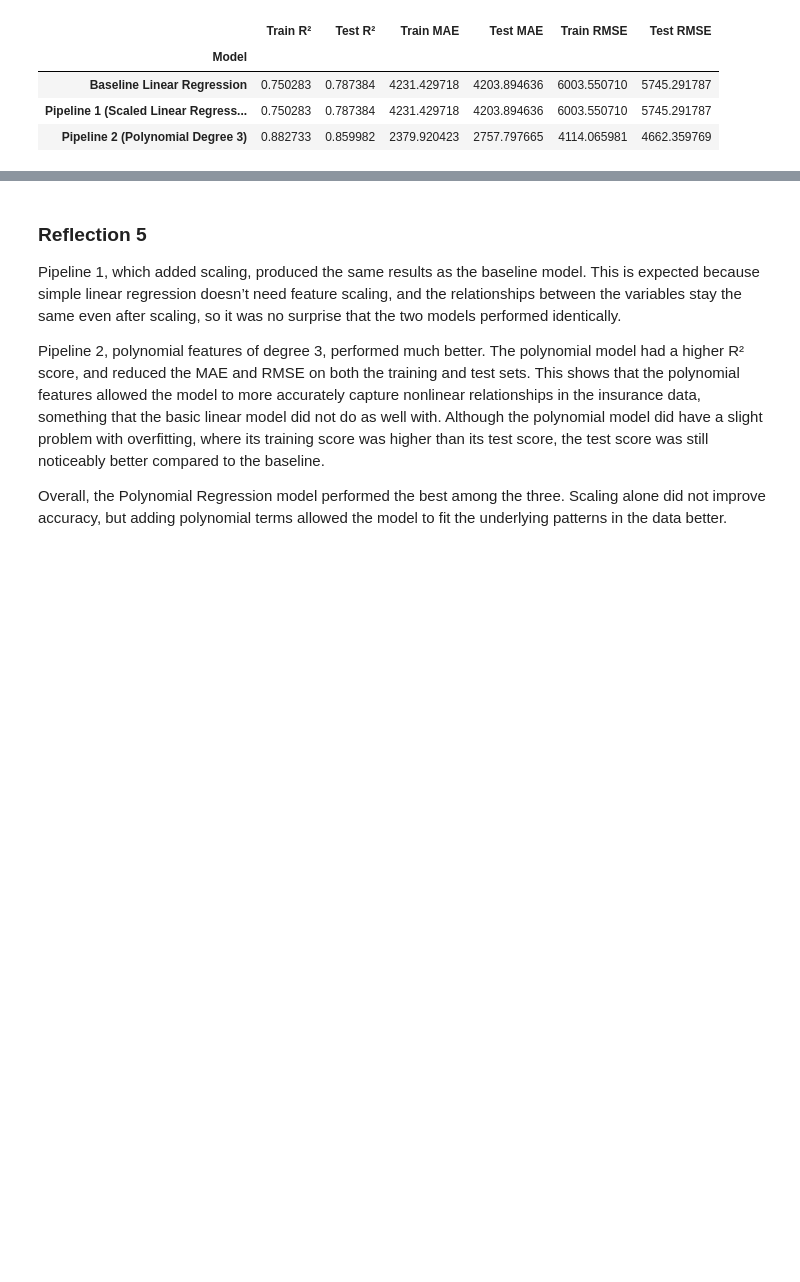
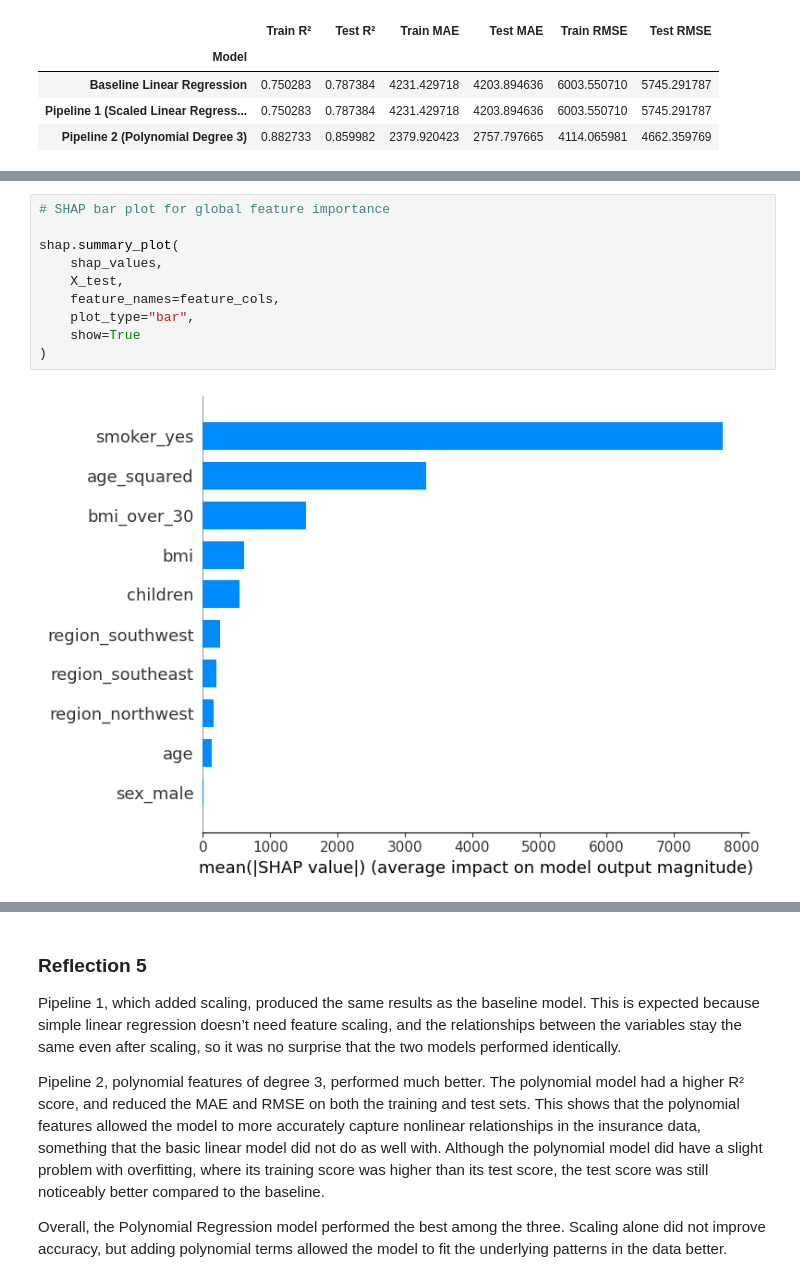
Before and after one commit to BethSpornitz/ml_regression_bethspornitz, a Jupyter notebook: notebooks/regression_final/ml_regression_final_bethspornitz.ipynb, the cells around one changed output, grey strips where cells are left out. Cells and saved outputs as stored; diff of their text form; blank space fills up the shorter version.

```diff
--- a/notebooks/regression_final/ml_regression_final_bethspornitz.ipynb
+++ b/notebooks/regression_final/ml_regression_final_bethspornitz.ipynb
@@ -621,0 +636,12 @@ comparison_df.set_index("Model")
+# %%
+# SHAP bar plot for global feature importance
+
+shap.summary_plot(
+    shap_values,
+    X_test,
+    feature_names=feature_cols,
+    plot_type="bar",
+    show=True
+)
+# %% [output]
+[figure, added]
```
Also changed, not shown: parts of 27 cells of this notebook, 1 other file.
